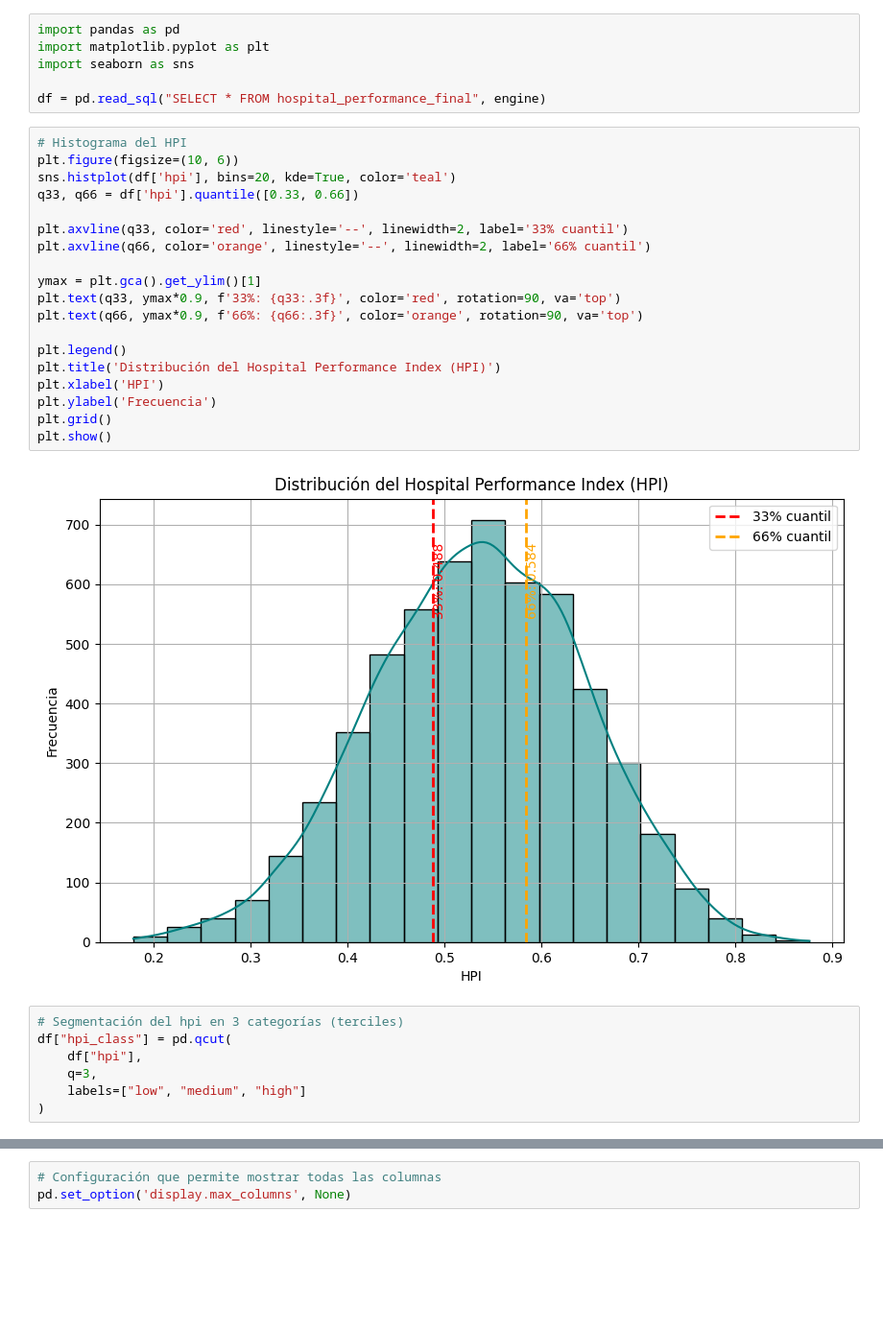
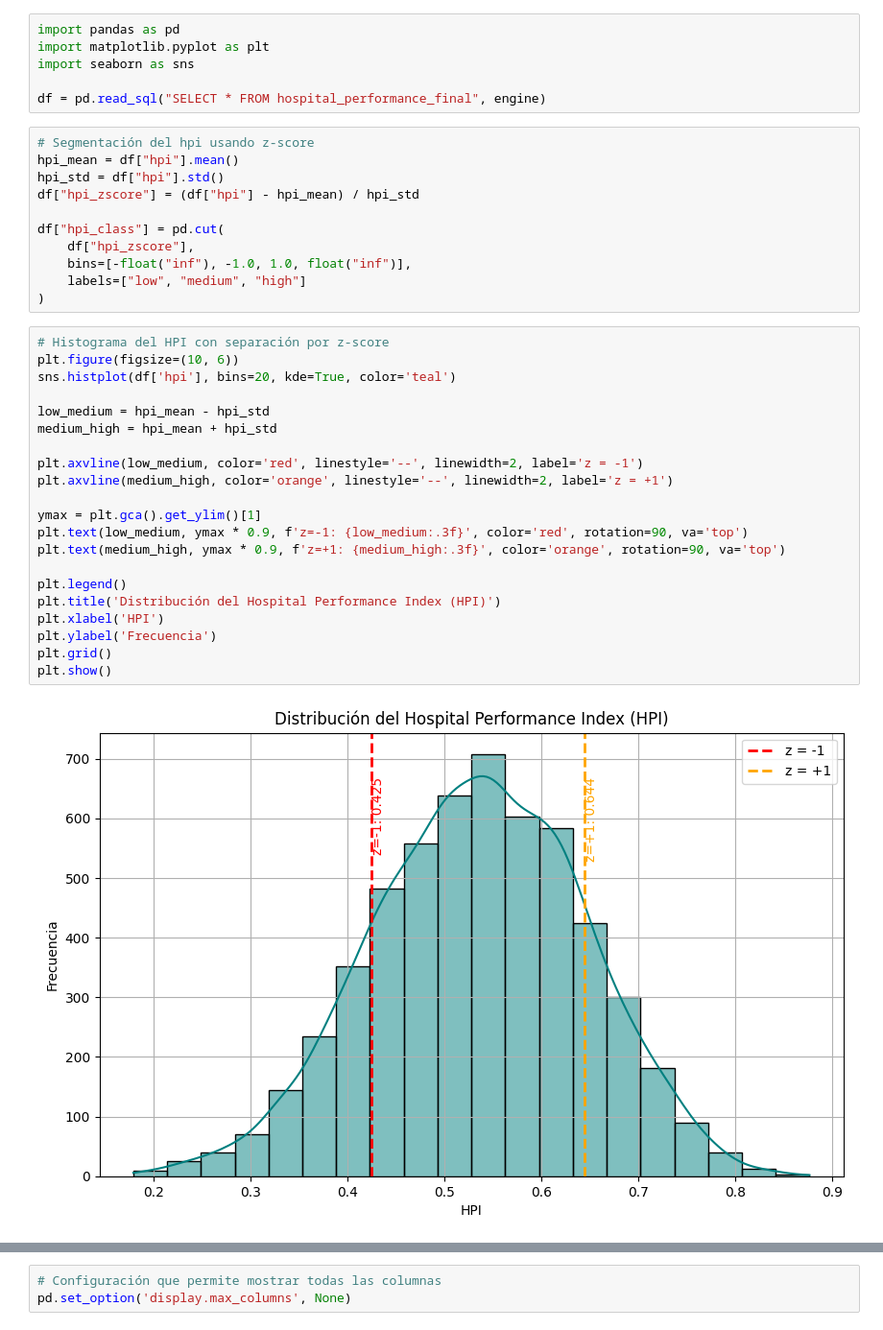
Before and after one commit to valentinarias-dtsc/hospital_performance_analysis, a Jupyter notebook: Notebooks/EDA3.ipynb, the cells around one changed output, grey strips where cells are left out. Shown at 96% size. Cells and saved outputs as stored; diff of their text form; blank space fills up the shorter version.

```diff
--- a/Notebooks/EDA3.ipynb
+++ b/Notebooks/EDA3.ipynb
@@ -27,32 +27,38 @@ import matplotlib.pyplot as plt
 import seaborn as sns
 
 df = pd.read_sql("SELECT * FROM hospital_performance_final", engine)
-# %%
-# Histograma del HPI
-plt.figure(figsize=(10, 6))
-sns.histplot(df['hpi'], bins=20, kde=True, color='teal')
-q33, q66 = df['hpi'].quantile([0.33, 0.66])
-
-plt.axvline(q33, color='red', linestyle='--', linewidth=2, label='33% cuantil')
-plt.axvline(q66, color='orange', linestyle='--', linewidth=2, label='66% cuantil')
-
-ymax = plt.gca().get_ylim()[1]
-plt.text(q33, ymax*0.9, f'33%: {q33:.3f}', color='red', rotation=90, va='top')
-plt.text(q66, ymax*0.9, f'66%: {q66:.3f}', color='orange', rotation=90, va='top')
-
-plt.legend()
-plt.title('Distribución del Hospital Performance Index (HPI)')
-plt.xlabel('HPI')
-plt.ylabel('Frecuencia')
-plt.grid()
-plt.show()
-# %% [output]
-[figure, old version]
 # %%
-# Segmentación del hpi en 3 categorías (terciles)
-df["hpi_class"] = pd.qcut(
-    df["hpi"],
-    q=3,
+# Segmentación del hpi usando z-score
+hpi_mean = df["hpi"].mean()
+hpi_std = df["hpi"].std()
+df["hpi_zscore"] = (df["hpi"] - hpi_mean) / hpi_std
+
+df["hpi_class"] = pd.cut(
+    df["hpi_zscore"],
+    bins=[-float("inf"), -1.0, 1.0, float("inf")],
     labels=["low", "medium", "high"]
 )
+# %%
+# Histograma del HPI con separación por z-score
+plt.figure(figsize=(10, 6))
+sns.histplot(df['hpi'], bins=20, kde=True, color='teal')
+
+low_medium = hpi_mean - hpi_std
+medium_high = hpi_mean + hpi_std
+
+plt.axvline(low_medium, color='red', linestyle='--', linewidth=2, label='z = -1')
+plt.axvline(medium_high, color='orange', linestyle='--', linewidth=2, label='z = +1')
+
+ymax = plt.gca().get_ylim()[1]
+plt.text(low_medium, ymax * 0.9, f'z=-1: {low_medium:.3f}', color='red', rotation=90, va='top')
+plt.text(medium_high, ymax * 0.9, f'z=+1: {medium_high:.3f}', color='orange', rotation=90, va='top')
+
+plt.legend()
+plt.title('Distribución del Hospital Performance Index (HPI)')
+plt.xlabel('HPI')
+plt.ylabel('Frecuencia')
+plt.grid()
+plt.show()
+# %% [output]
+[figure, new version]
 # %%
```
Also changed, not shown: parts of 8 cells of this notebook.
